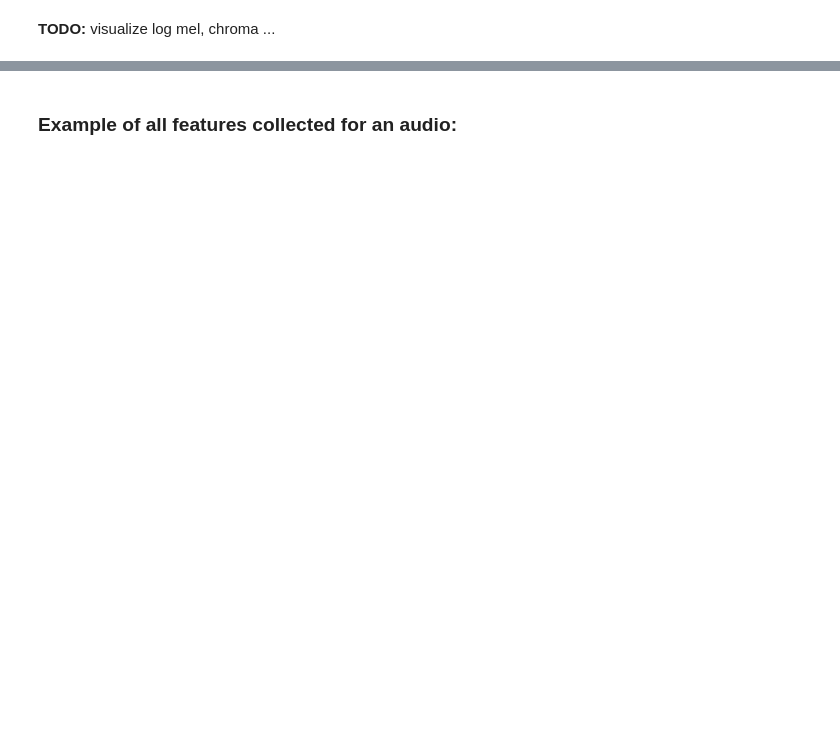
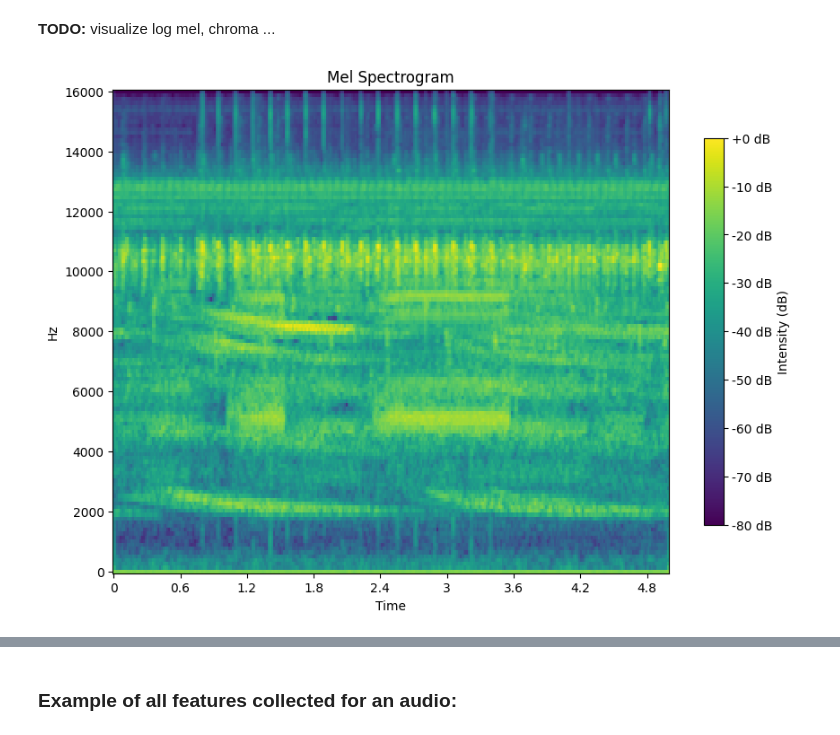
Before and after one commit to vlad-antipin/bioacoustic-species-detection, a Jupyter notebook: notebooks/02-build_features.ipynb, the cells around one changed output, grey strips where cells are left out. Drawn from its saved outputs; the diff is of its cells as text; code cells hidden in the pictures; blank space fills up the shorter version.

```diff
--- a/notebooks/02-build_features.ipynb
+++ b/notebooks/02-build_features.ipynb
@@ -77,2 +74,8 @@ plt.tight_layout()
 # %% [markdown]
 **TODO:** visualize log mel, chroma ...
+# %%
+S_db, frequencies, times = get_mel_spectrogram(example_audio)
+plot_spectrogram(S_db, title="Mel Spectrogram")
+plt.show()
+# %% [output]
+[figure, added]
```
Also changed, not shown: parts of 9 cells of this notebook, 3 other files.
